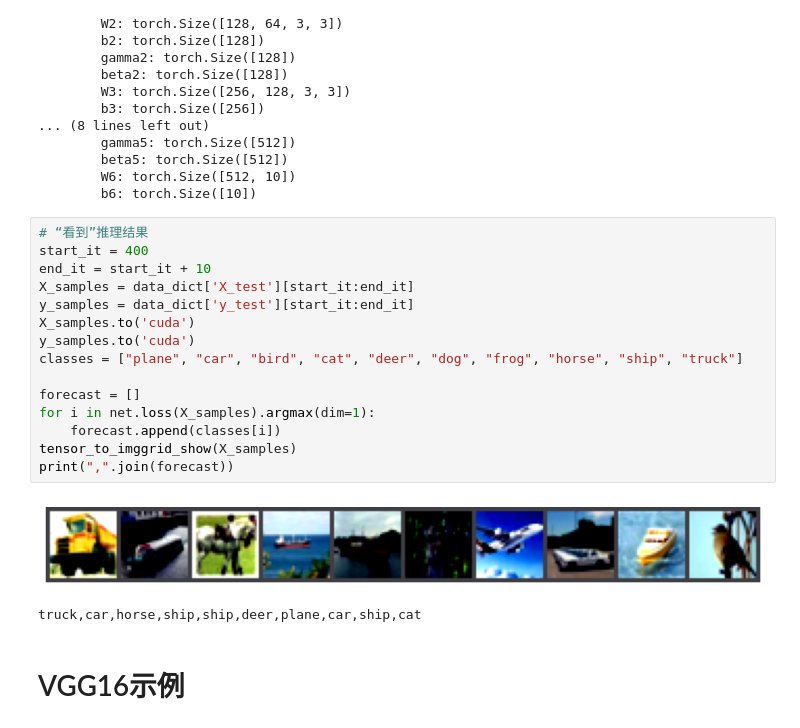
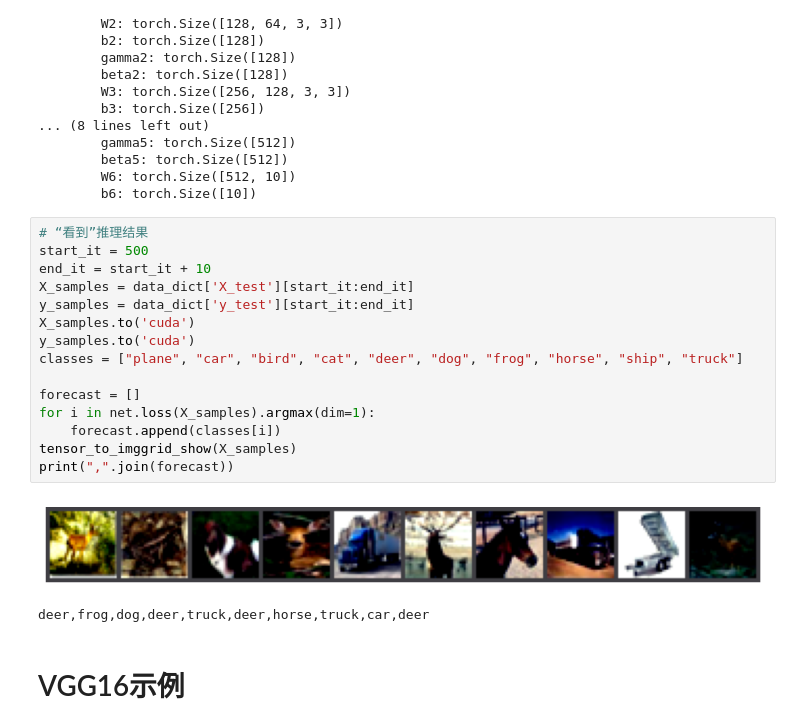
Before and after one commit to Kodp/VGGNetFromScratch, a Jupyter notebook: 2.ConvNet_in_CIFAR10.ipynb, the cells around one changed output. Saved outputs shown, nothing was run; the diff lists cells and outputs as text.

```diff
--- a/2.ConvNet_in_CIFAR10.ipynb
+++ b/2.ConvNet_in_CIFAR10.ipynb
@@ -346,22 +346,22 @@ data_dict = data.preprocess_cifar10(cuda=True, dtype=torch.float32, flatten=Fals
         b6: torch.Size([10])
 # %%
 # “看到”推理结果
-start_it = 400
+start_it = 500
 end_it = start_it + 10
 X_samples = data_dict['X_test'][start_it:end_it]
 y_samples = data_dict['y_test'][start_it:end_it]
 X_samples.to('cuda')
 y_samples.to('cuda')
 classes = ["plane", "car", "bird", "cat", "deer", "dog", "frog", "horse", "ship", "truck"]
 
 forecast = []
 for i in net.loss(X_samples).argmax(dim=1):
     forecast.append(classes[i])
 tensor_to_imggrid_show(X_samples)
 print(",".join(forecast))
 # %% [output]
-[figure, old version]
+[figure, new version]
-truck,car,horse,ship,ship,deer,plane,car,ship,cat
+deer,frog,dog,deer,truck,deer,horse,truck,car,deer
 # %% [markdown]
 # VGG16示例
 # %%
```
Also changed, not shown: parts of 1 cell of this notebook, 6 other files.
